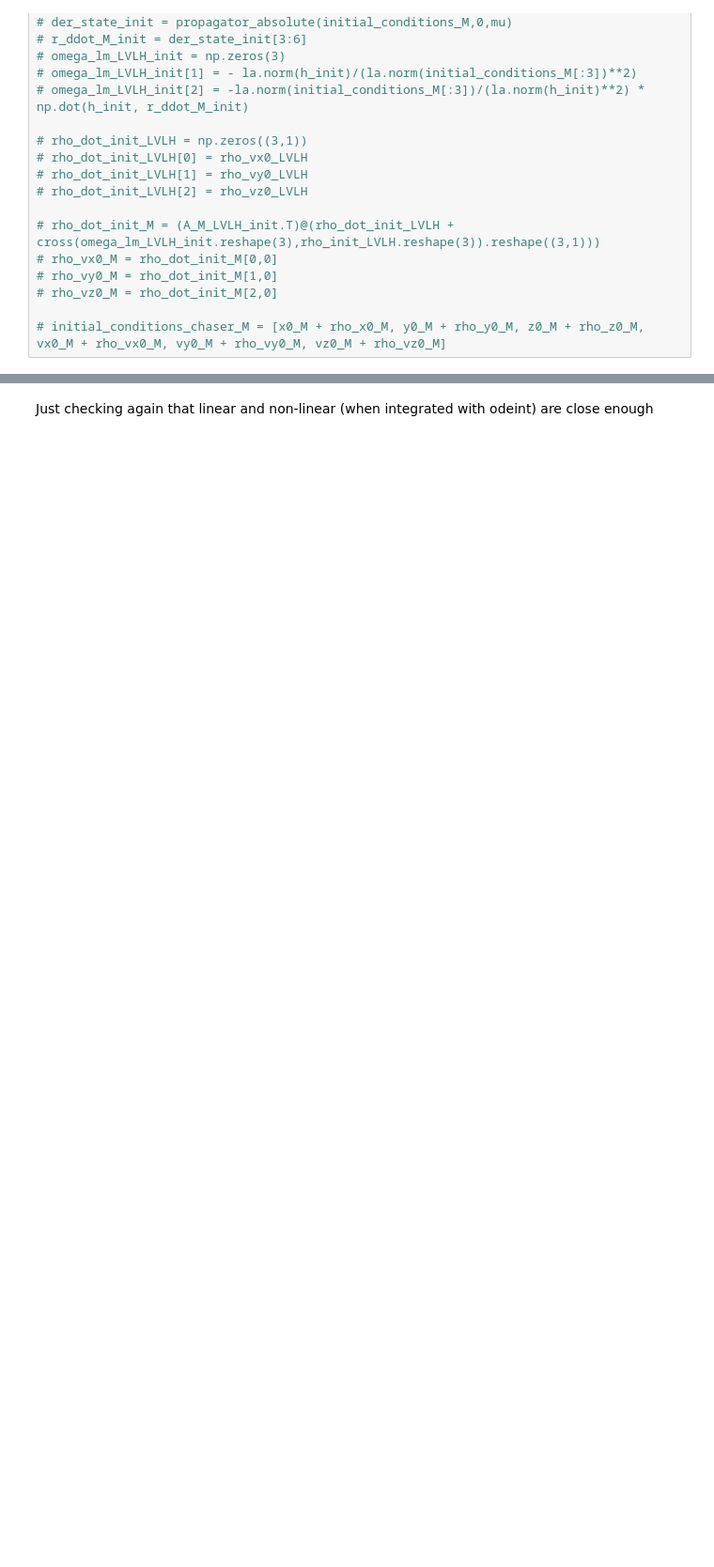
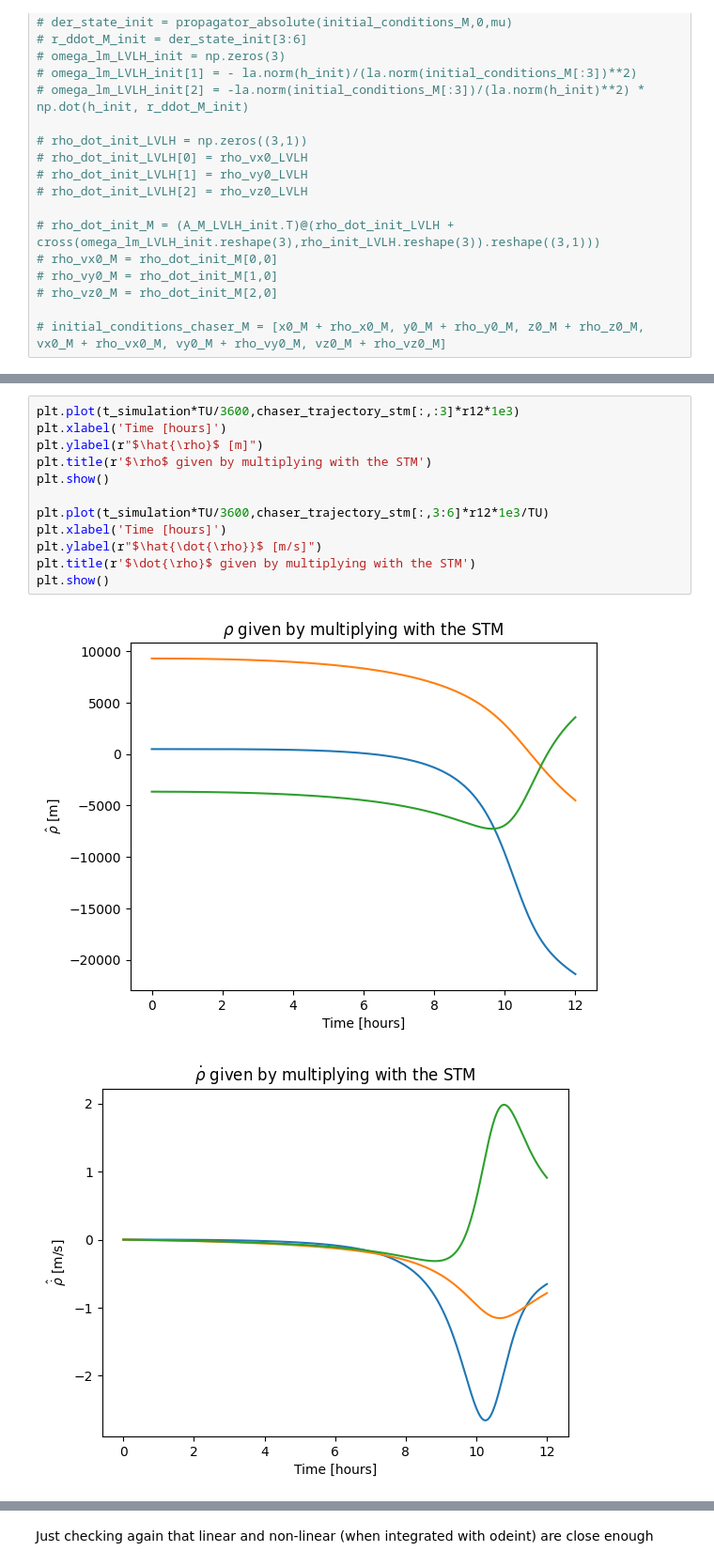
Before and after one commit to pdelaho/LunarPassiveSafety, a Jupyter notebook: dynamics/test_stm_nonlin.ipynb, the cells around one changed output, grey strips where cells are left out. Shown: that part at 94% size. Cells and saved outputs as stored; diff of their text form; blank space fills up the shorter version.

```diff
--- a/dynamics/test_stm_nonlin.ipynb
+++ b/dynamics/test_stm_nonlin.ipynb
@@ -290,3 +288,18 @@ plt.show()
+# %%
+plt.plot(t_simulation*TU/3600,chaser_trajectory_stm[:,:3]*r12*1e3)
+plt.xlabel('Time [hours]')
+plt.ylabel(r"$\hat{\rho}$ [m]")
+plt.title(r'$\rho$ given by multiplying with the STM')
+plt.show()
+
+plt.plot(t_simulation*TU/3600,chaser_trajectory_stm[:,3:6]*r12*1e3/TU)
+plt.xlabel('Time [hours]')
+plt.ylabel(r"$\hat{\dot{\rho}}$ [m/s]")
+plt.title(r'$\dot{\rho}$ given by multiplying with the STM')
+plt.show()
+# %% [output]
+[figure, added]
+[figure, added]
 # %%
 # print(np.mean(timing_exp),np.average(timing_exp)*np.ones_like(y_orbit[:,0]))
 
```
Also changed, not shown: parts of 10 cells of this notebook, 6 other files.
